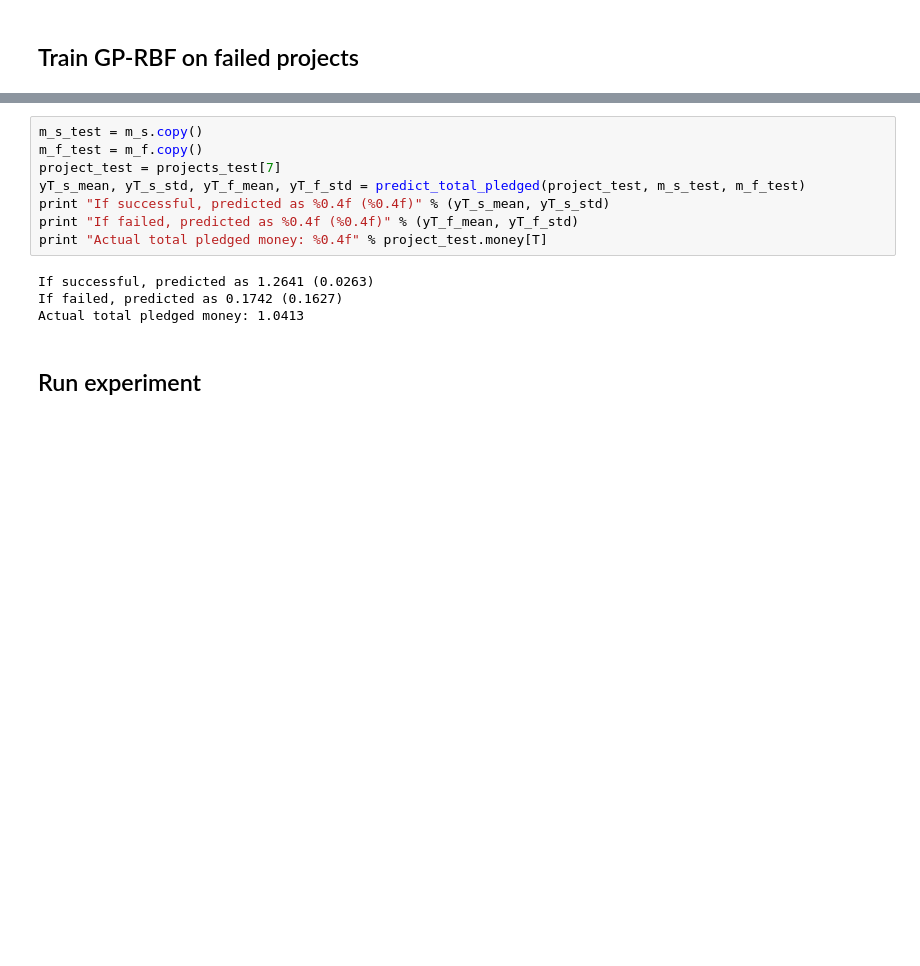
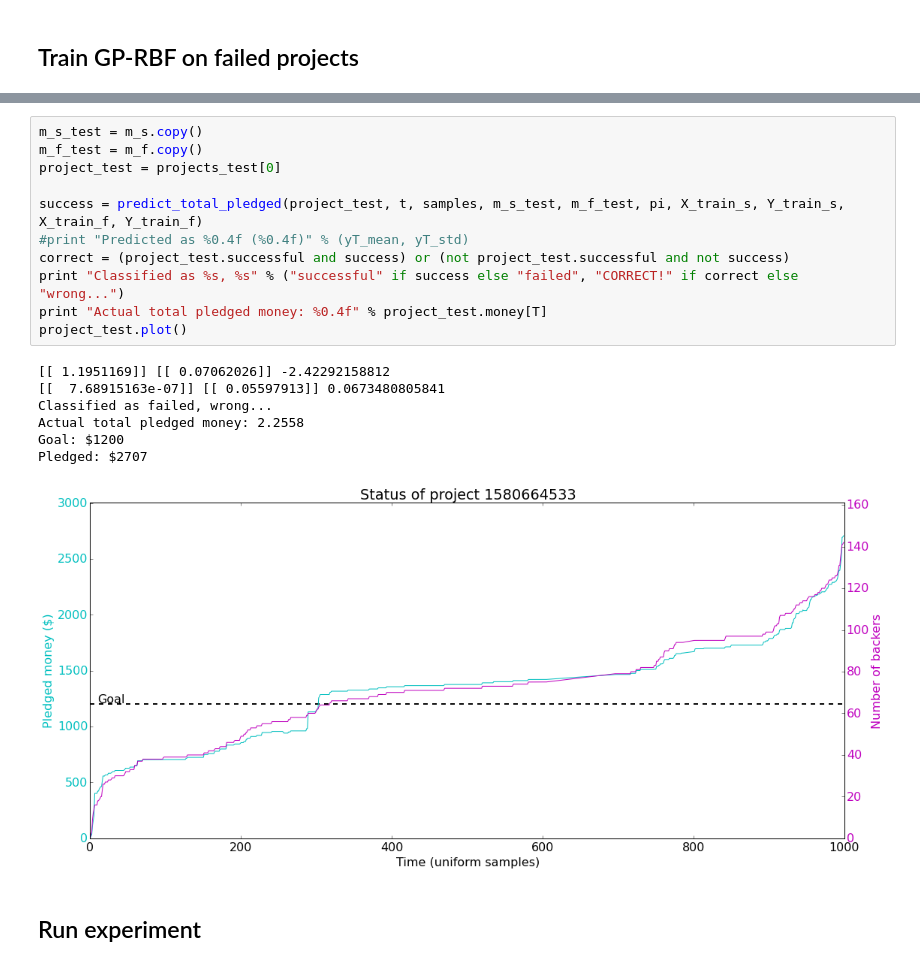
Before and after one commit to vicow/gaussian-process, a Jupyter notebook: notebooks/sidekick-5-output-as-input.ipynb, the cells around one changed output, grey strips where cells are left out. Saved outputs shown, nothing was run; the diff lists cells and outputs as text; blank space fills up the shorter version.

```diff
--- a/notebooks/sidekick-5-output-as-input.ipynb
+++ b/notebooks/sidekick-5-output-as-input.ipynb
@@ -123,15 +228,22 @@ Updates: True
 # %%
 m_s_test = m_s.copy()
 m_f_test = m_f.copy()
-project_test = projects_test[7]
-yT_s_mean, yT_s_std, yT_f_mean, yT_f_std = predict_total_pledged(project_test, m_s_test, m_f_test)
-print "If successful, predicted as %0.4f (%0.4f)" % (yT_s_mean, yT_s_std)
-print "If failed, predicted as %0.4f (%0.4f)" % (yT_f_mean, yT_f_std)
+project_test = projects_test[0]
+
+success = predict_total_pledged(project_test, t, samples, m_s_test, m_f_test, pi, X_train_s, Y_train_s, X_train_f, Y_train_f)
+#print "Predicted as %0.4f (%0.4f)" % (yT_mean, yT_std)
+correct = (project_test.successful and success) or (not project_test.successful and not success)
+print "Classified as %s, %s" % ("successful" if success else "failed", "CORRECT!" if correct else "wrong...")
 print "Actual total pledged money: %0.4f" % project_test.money[T]
+project_test.plot()
 # %% [output]
-If successful, predicted as 1.2641 (0.0263)
-If failed, predicted as 0.1742 (0.1627)
-Actual total pledged money: 1.0413
+[[ 1.1951169]] [[ 0.07062026]] -2.42292158812
+[[  7.68915163e-07]] [[ 0.05597913]] 0.0673480805841
+Classified as failed, wrong...
+Actual total pledged money: 2.2558
+Goal: $1200
+Pledged: $2707
+[figure, added]
 # %% [markdown]
 ## Run experiment
 # %%
```
Also changed, not shown: parts of 12 cells of this notebook, 3 other files.
